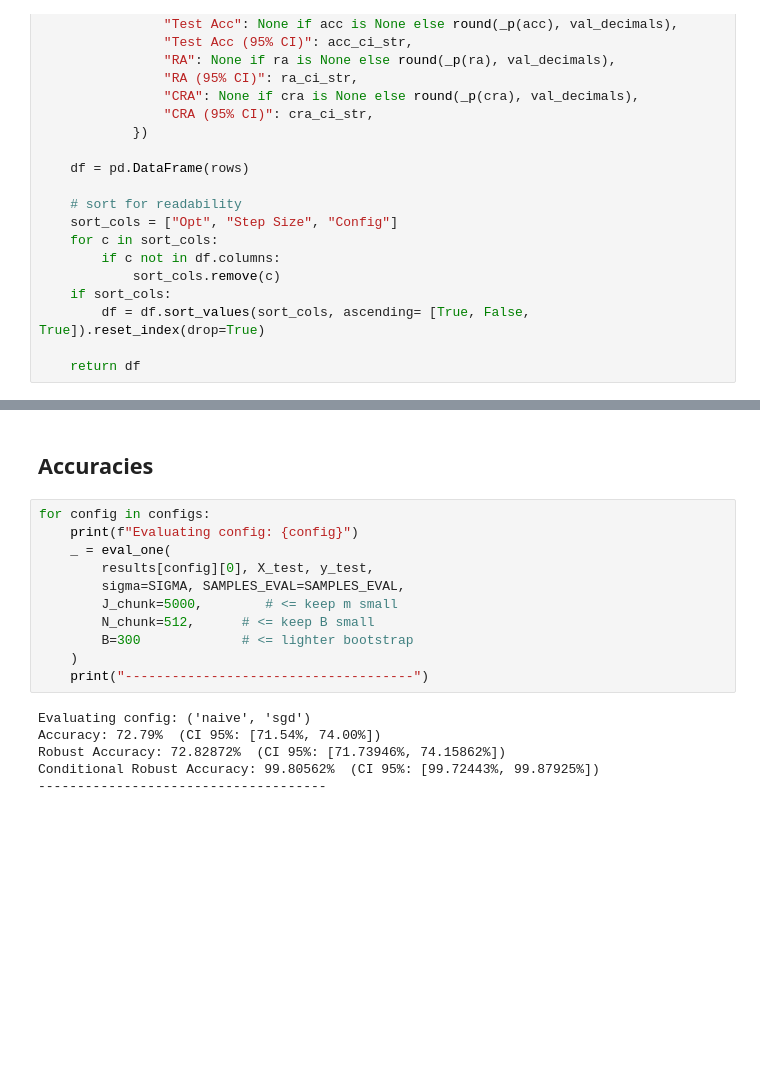
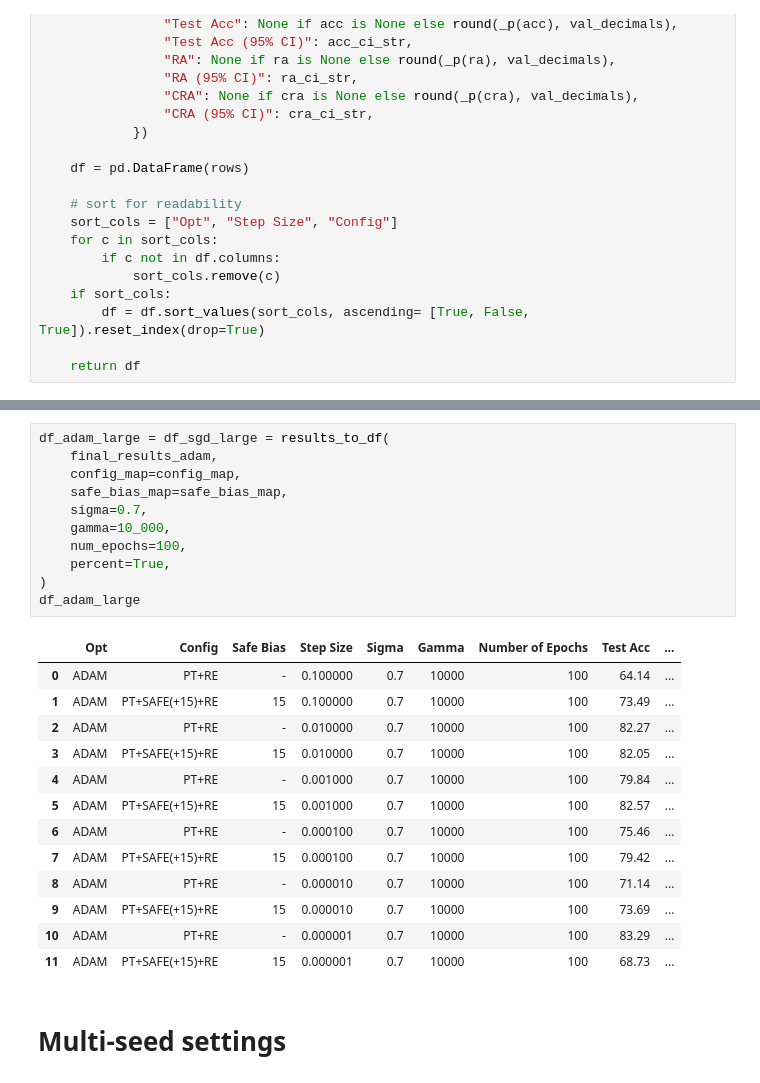
Before and after one commit to Wmeesena/Safe_Start, a Jupyter notebook: MAGIC/experiments.ipynb, the cells around one changed output, grey strips where cells are left out. Saved outputs shown, nothing was run; the diff lists cells and outputs as text; blank space fills up the shorter version.

Commit message:
add multi-seed setting

```diff
--- a/MAGIC/experiments.ipynb
+++ b/MAGIC/experiments.ipynb
@@ -688,19 +809,27 @@ plot_all_loss(results, show_log=True)
-# %% [markdown]
-## Accuracies
-# %%
-for config in configs:
-    print(f"Evaluating config: {config}")
-    _ = eval_one(
-        results[config][0], X_test, y_test,
-        sigma=SIGMA, SAMPLES_EVAL=SAMPLES_EVAL,
-        J_chunk=5000,        # <= keep m small
-        N_chunk=512,      # <= keep B small
-        B=300             # <= lighter bootstrap
-    )
-    print("-------------------------------------")
-# %% [output]
-Evaluating config: ('naive', 'sgd')
-Accuracy: 72.79%  (CI 95%: [71.54%, 74.00%])
-Robust Accuracy: 72.82872%  (CI 95%: [71.73946%, 74.15862%])
-Conditional Robust Accuracy: 99.80562%  (CI 95%: [99.72443%, 99.87925%])
--------------------------------------
+# %%
+df_adam_large = df_sgd_large = results_to_df(
+    final_results_adam,
+    config_map=config_map,
+    safe_bias_map=safe_bias_map,
+    sigma=0.7,
+    gamma=10_000,
+    num_epochs=100,
+    percent=True,
+)
+df_adam_large
+# %% [output]
+|  | Opt | Config | Safe Bias | Step Size | Sigma | Gamma | Number of Epochs | Test Acc | ... |
+| 0 | ADAM | PT+RE | - | 0.100000 | 0.7 | 10000 | 100 | 64.14 | ... |
+| 1 | ADAM | PT+SAFE(+15)+RE | 15 | 0.100000 | 0.7 | 10000 | 100 | 73.49 | ... |
+| 2 | ADAM | PT+RE | - | 0.010000 | 0.7 | 10000 | 100 | 82.27 | ... |
+| 3 | ADAM | PT+SAFE(+15)+RE | 15 | 0.010000 | 0.7 | 10000 | 100 | 82.05 | ... |
+| 4 | ADAM | PT+RE | - | 0.001000 | 0.7 | 10000 | 100 | 79.84 | ... |
+| 5 | ADAM | PT+SAFE(+15)+RE | 15 | 0.001000 | 0.7 | 10000 | 100 | 82.57 | ... |
+| 6 | ADAM | PT+RE | - | 0.000100 | 0.7 | 10000 | 100 | 75.46 | ... |
+| 7 | ADAM | PT+SAFE(+15)+RE | 15 | 0.000100 | 0.7 | 10000 | 100 | 79.42 | ... |
+| 8 | ADAM | PT+RE | - | 0.000010 | 0.7 | 10000 | 100 | 71.14 | ... |
+| 9 | ADAM | PT+SAFE(+15)+RE | 15 | 0.000010 | 0.7 | 10000 | 100 | 73.69 | ... |
+| 10 | ADAM | PT+RE | - | 0.000001 | 0.7 | 10000 | 100 | 83.29 | ... |
+| 11 | ADAM | PT+SAFE(+15)+RE | 15 | 0.000001 | 0.7 | 10000 | 100 | 68.73 | ... |
+# %% [markdown]
+# Multi-seed settings
```
Also changed, not shown: parts of 11 cells of this notebook.
